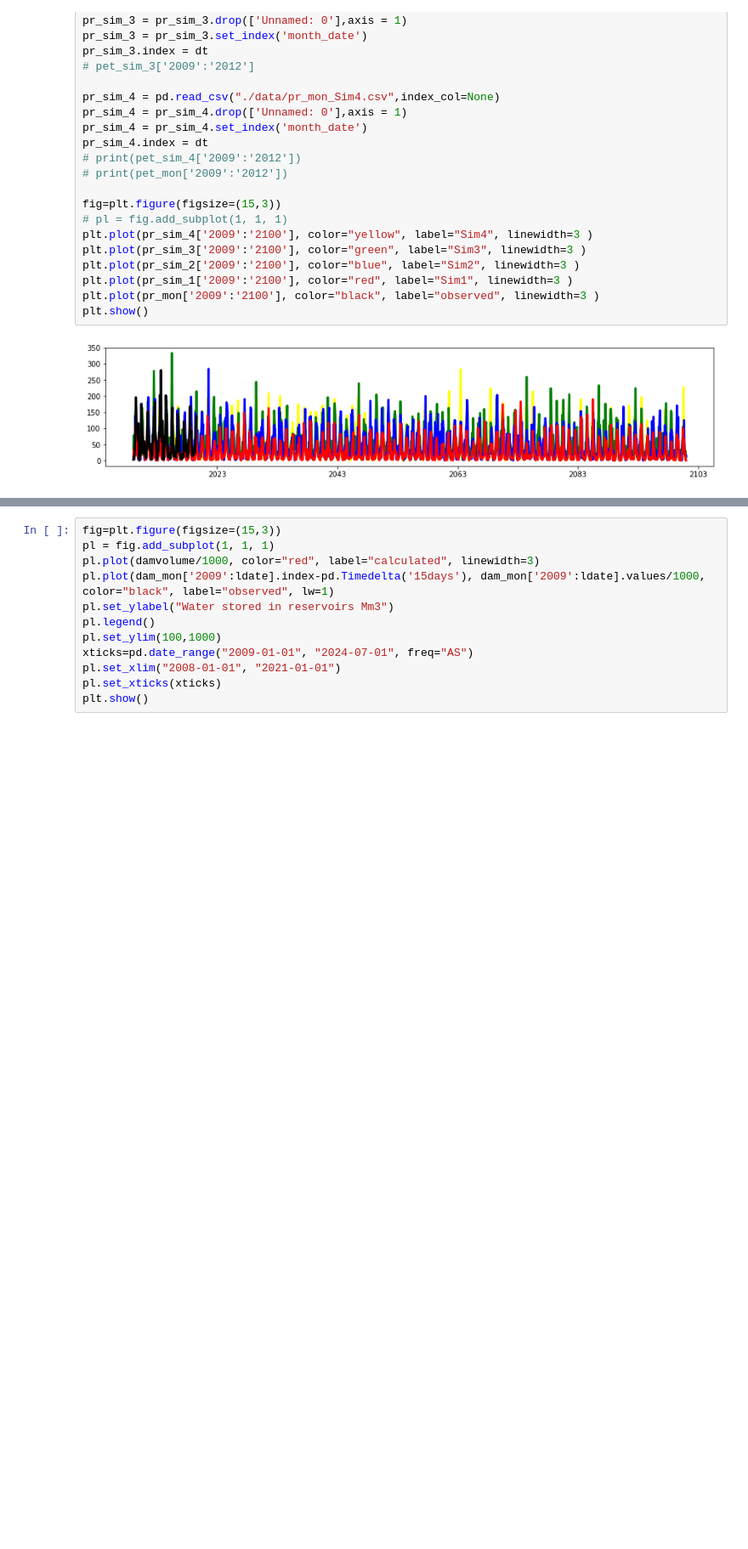
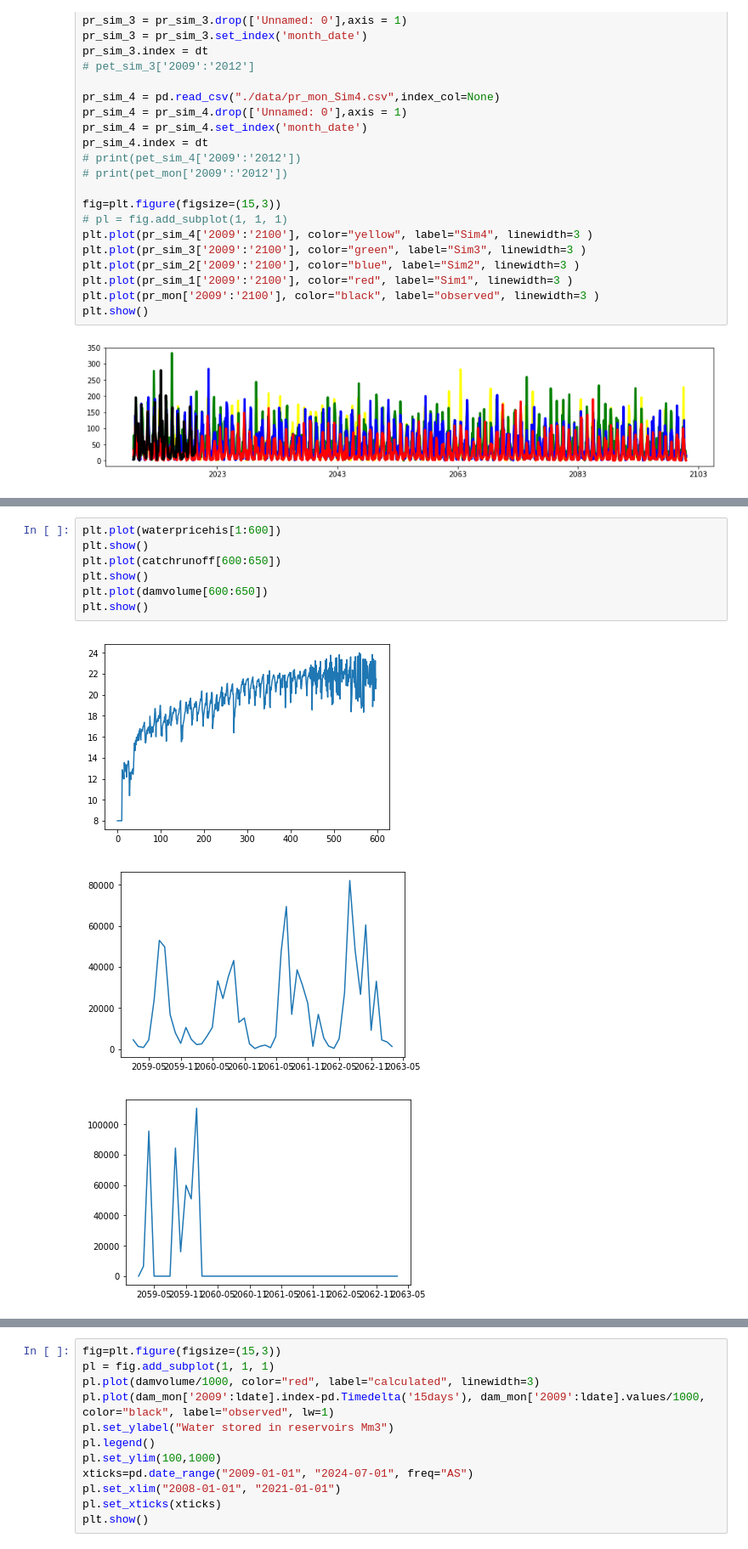
Before and after one commit to ding-k/Cape-Town-ABM, a Jupyter notebook: Capetown_ABM_py.ipynb, the cells around one changed output, grey strips where cells are left out. Shown at 85% size. Cells and saved outputs as stored; diff of their text form; blank space fills up the shorter version.

```diff
--- a/Capetown_ABM_py.ipynb
+++ b/Capetown_ABM_py.ipynb
@@ -521,0 +982,11 @@ plt.show()
+# %%
+plt.plot(waterpricehis[1:600])
+plt.show()
+plt.plot(catchrunoff[600:650])
+plt.show()
+plt.plot(damvolume[600:650])
+plt.show()
+# %% [output]
+[figure, added]
+[figure, added]
+[figure, added]
```
Also changed, not shown: parts of 21 cells of this notebook.
